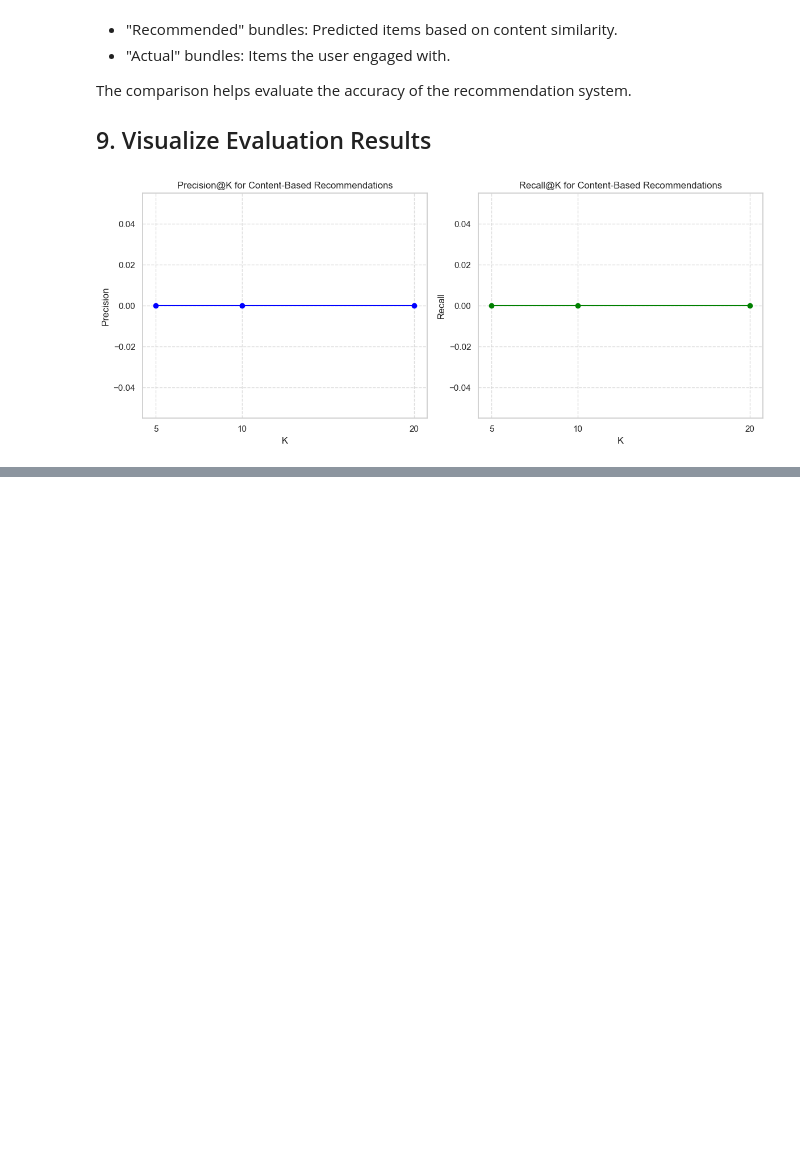
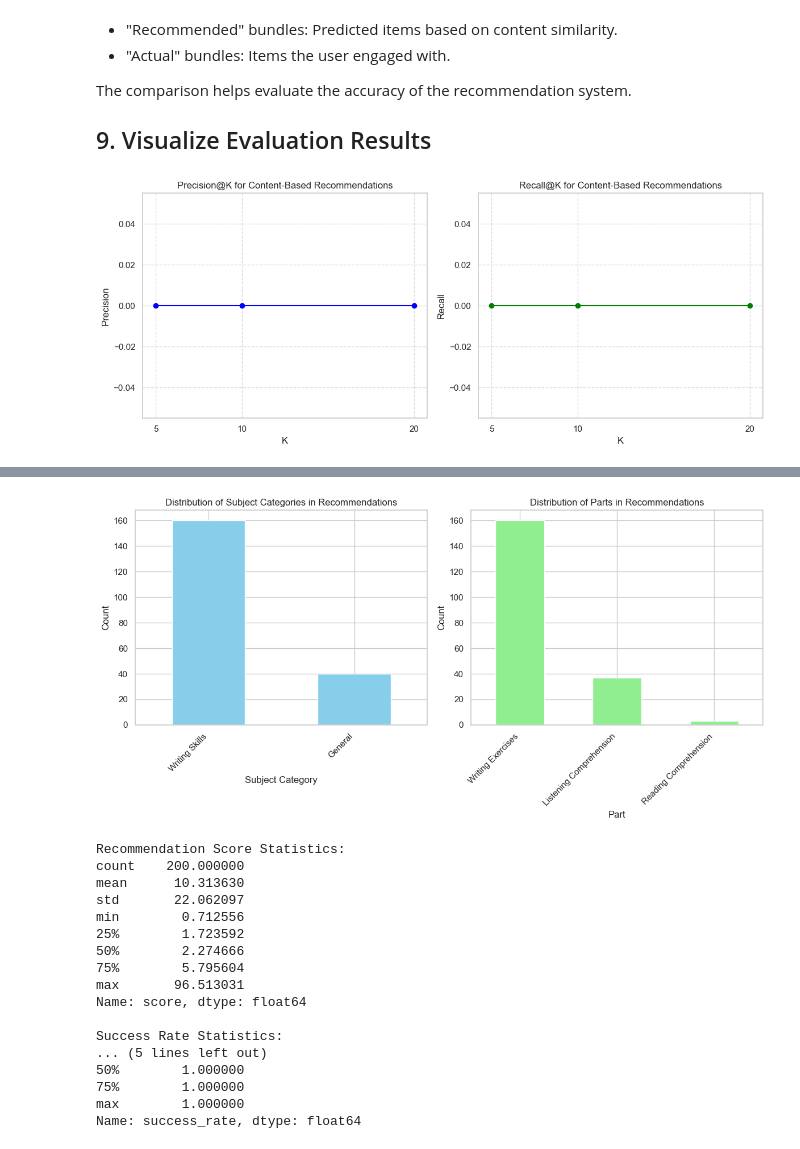
Before and after one commit to maryamzaman30/Data-Driven-Personalized-Educational-Content-Recommendation-System, a Jupyter notebook: notebooks/02_tf_idf.ipynb, the cells around one changed output, grey strips where cells are left out. Saved outputs shown, nothing was run; the diff lists cells and outputs as text; code cells hidden in the pictures; blank space fills up the shorter version.

Commit message:
Analyze Recommendations by Subject Category

```diff
--- a/notebooks/02_tf_idf.ipynb
+++ b/notebooks/02_tf_idf.ipynb
@@ -657,0 +691,58 @@ plt.show()
+# %%
+# Analyze recommendation diversity
+recommendations_df = analyze_recommendation_diversity(n_users=20, n_recs=10)
+
+if not recommendations_df.empty:
+    # Plot subject distribution
+    plt.figure(figsize=(12, 6))
+
+    # Subject category distribution
+    subject_counts = recommendations_df['subject'].value_counts()
+    plt.subplot(1, 2, 1)
+    subject_counts.plot(kind='bar', color='skyblue')
+    plt.title('Distribution of Subject Categories in Recommendations')
+    plt.xlabel('Subject Category')
+    plt.ylabel('Count')
+    plt.xticks(rotation=45, ha='right')
+    plt.tight_layout()
+
+    # Part distribution
+    part_counts = recommendations_df['part'].value_counts()
+    plt.subplot(1, 2, 2)
+    part_counts.plot(kind='bar', color='lightgreen')
+    plt.title('Distribution of Parts in Recommendations')
+    plt.xlabel('Part')
+    plt.ylabel('Count')
+    plt.xticks(rotation=45, ha='right')
+    plt.tight_layout()
+
+    plt.show()
+
+    # Show recommendation score statistics
+    print("Recommendation Score Statistics:")
+    print(recommendations_df['score'].describe())
+
+    # Show success rate statistics
+    print("\nSuccess Rate Statistics:")
+    print(recommendations_df['success_rate'].describe())
+else:
+    print("No recommendations were generated for analysis.")
+# %% [output]
+[figure, added]
+Recommendation Score Statistics:
+count    200.000000
+mean      10.313630
+std       22.062097
+min        0.712556
+25%        1.723592
+50%        2.274666
+75%        5.795604
+max       96.513031
+Name: score, dtype: float64
+
+Success Rate Statistics:
+... (5 lines left out)
+50%        1.000000
+75%        1.000000
+max        1.000000
+Name: success_rate, dtype: float64
```
Also changed, not shown: parts of 2 cells of this notebook.
